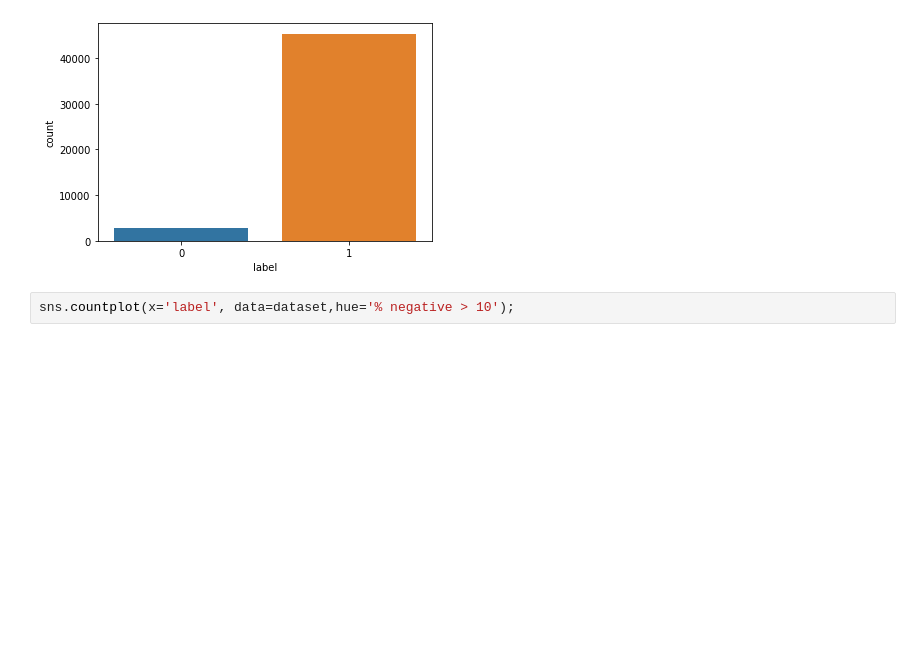
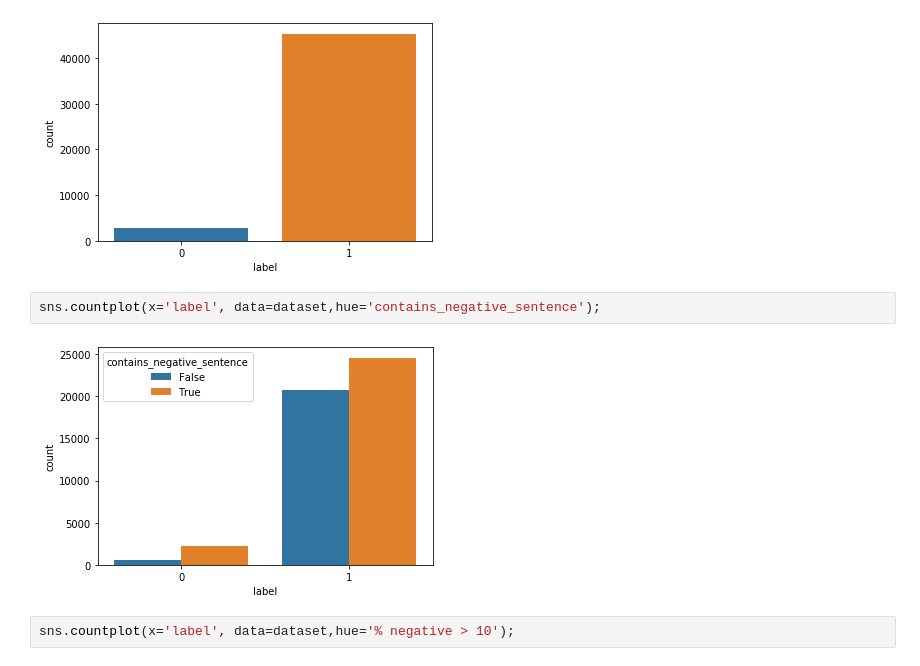
Before and after one commit to shishirkmr/predict_amazon_review_rating, a Jupyter notebook: text_analyzer.ipynb, the cells around one changed output. Drawn from its saved outputs; the diff is of its cells as text; blank space fills up the shorter version.

```diff
--- a/text_analyzer.ipynb
+++ b/text_analyzer.ipynb
@@ -464,6 +482,10 @@ dataset['% positive > 50']=dataset['% positive_sentences']>50
 sns.countplot(x='label', data=dataset);
 # %% [output]
 [figure]
+# %%
+sns.countplot(x='label', data=dataset,hue='contains_negative_sentence');
+# %% [output]
+[figure, added]
 # %%
 sns.countplot(x='label', data=dataset,hue='% negative > 10');
 # %% [output]
```
Also changed, not shown: parts of 43 cells of this notebook.
